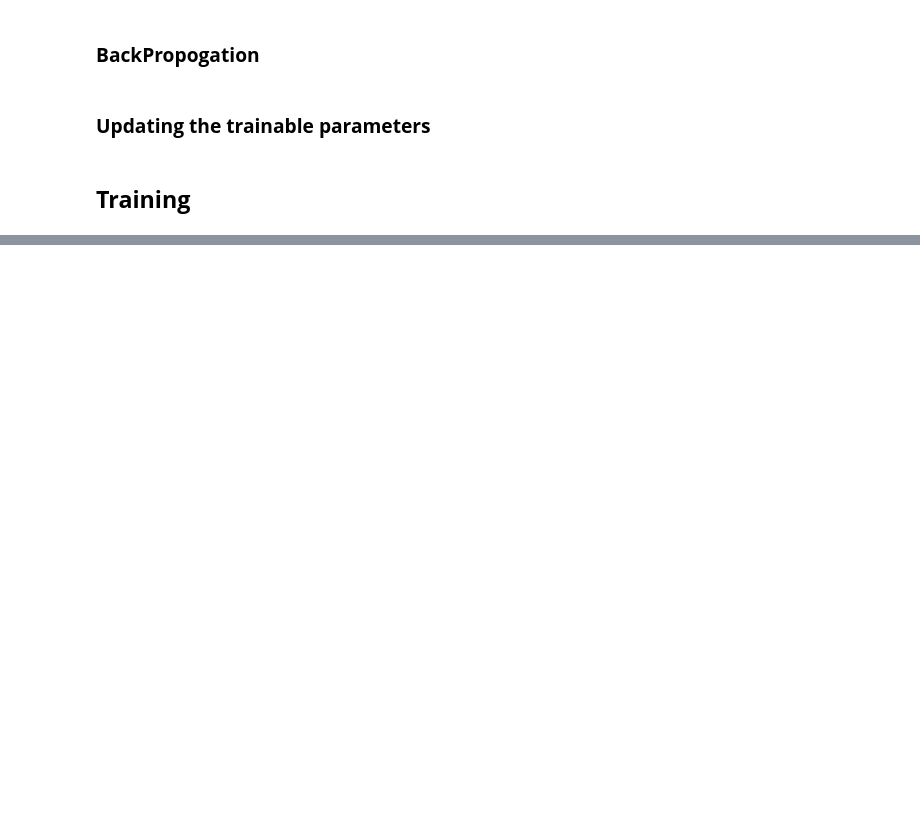
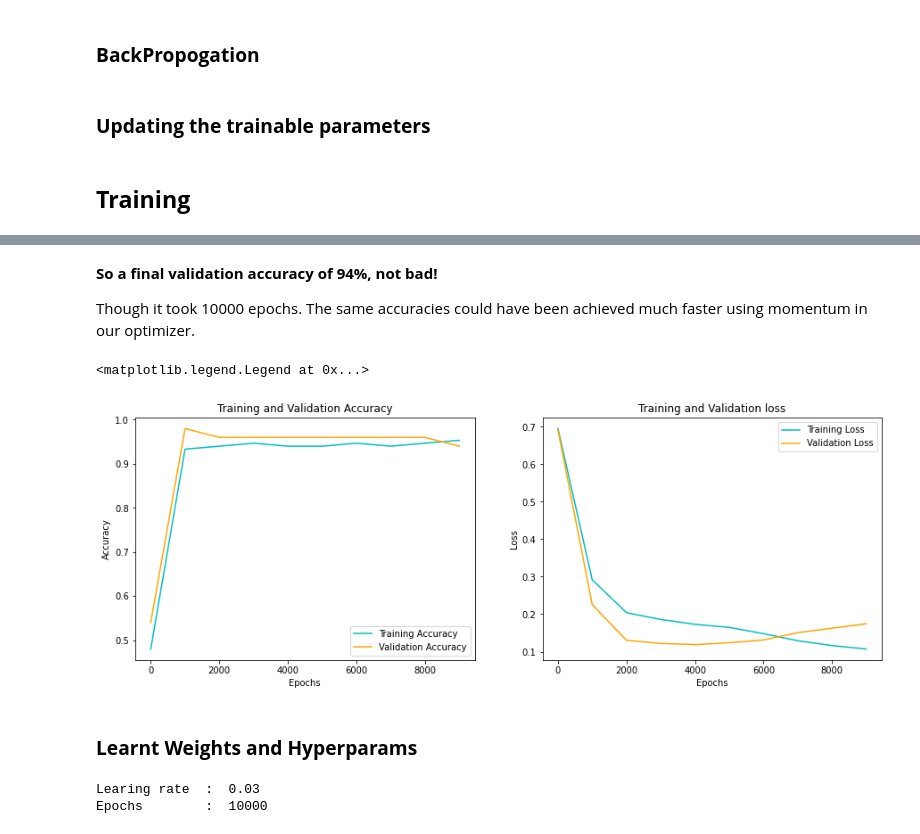
Before and after one commit to RohitNagraj/MLPfromScratch, a Jupyter notebook: MLP.ipynb, the cells around one changed output, grey strips where cells are left out. Drawn from its saved outputs; the diff is of its cells as text; code cells hidden in the pictures; blank space fills up the shorter version.

```diff
--- a/MLP.ipynb
+++ b/MLP.ipynb
@@ -187,13 +232,23 @@ def accuracy_function(y_hat, y):
 # %%
 def single_layer_backpropogation(dA_curr, W_curr, b_curr, Z_curr, A_prev, activation='relu'):
+    """
+    dA_curr: derivatives of current layer's activation values
+    w_curr: current layer's weights
+    b_curr: current layer's biases
+    Z_curr: current layer's calculations without activation applied
+    A_prev: previous layer's activation values
+    """
+
     m = A_prev.shape[1]
 
     if activation == 'relu':
         backward_activation_function = relu_derivative
+
     elif activation == 'sigmoid':
         backward_activation_function = sigmoid_derivative
 
     dZ_curr = backward_activation_function(dA_curr, Z_curr)
+
     dW_curr = np.dot(dZ_curr, A_prev.T) / m
     db_curr = np.sum(dZ_curr, axis=1, keepdims=True) / m
     dA_prev = np.dot(W_curr.T, dZ_curr)
@@ -232,10 +292,15 @@ def backpropogation(y_hat, y, memory, params, architecture):
 ### **Updating the trainable parameters**
 # %%
 def update(params, gradients, architecture, lr):
+    """
+    This is the standard Gradient Descent step
+    """
     for index, layer in enumerate(architecture):
         index += 1
+
         params['W' + str(index)] -= lr * gradients['dW' + str(index)]
         params['b' + str(index)] -= lr * gradients['db' + str(index)]
+
     return params
 # %% [markdown]
 ## **Training**
@@ -241,0 +309,8 @@ def update(params, gradients, architecture, lr):
+# %%
+def valid(X, y, params, architecture):
+
+    y_hat, _ = forward_propogation(X, params, architecture)
+    loss = loss_function(y_hat, y)
+    accuracy = accuracy_function(y_hat, y)
+
+    return loss, accuracy
@@ -290,0 +370,4 @@ results[2][-5:]
+# %%
+learning_rate = 3e-2
+epochs = 10000
+params, accuracy_history, loss_history = train(X_train.T, y_train, architecture, epochs, learning_rate, valid_data=(X_valid, y_valid))
@@ -290,0 +392,29 @@ results[2][-5:]
+# %% [markdown]
+**So a final validation accuracy of 94%, not bad!**
+
+Though it took 10000 epochs. The same accuracies could have been achieved much faster using momentum in our optimizer.
+# %%
+fig, axes = plt.subplots(nrows=1, ncols=2, figsize=(15, 5))
+axes[0].plot(range(0, epochs, int(epochs/10)), accuracy_history[0], 'c', label='Training Accuracy')
+axes[0].plot(range(0, epochs, int(epochs/10)), accuracy_history[1], 'orange', label='Validation Accuracy')
+axes[0].set_title('Training and Validation Accuracy')
+axes[0].set_xlabel('Epochs')
+axes[0].set_ylabel('Accuracy')
+axes[0].legend()
+axes[1].plot(range(0, epochs, int(epochs/10)), loss_history[0], 'c', label='Training Loss')
+axes[1].plot(range(0, epochs, int(epochs/10)), loss_history[1], 'orange', label='Validation Loss')
+axes[1].set_title('Training and Validation loss')
+axes[1].set_xlabel('Epochs')
+axes[1].set_ylabel('Loss')
+axes[1].legend()
+# %% [output]
+<matplotlib.legend.Legend at 0x...>
+[figure, added]
+# %% [markdown]
+### **Learnt Weights and Hyperparams**
+# %%
+print('Learing rate  : ', learning_rate)
+print('Epochs        : ', epochs)
+# %% [output]
+Learing rate  :  0.03
+Epochs        :  10000
```
Also changed, not shown: parts of 47 cells of this notebook.
